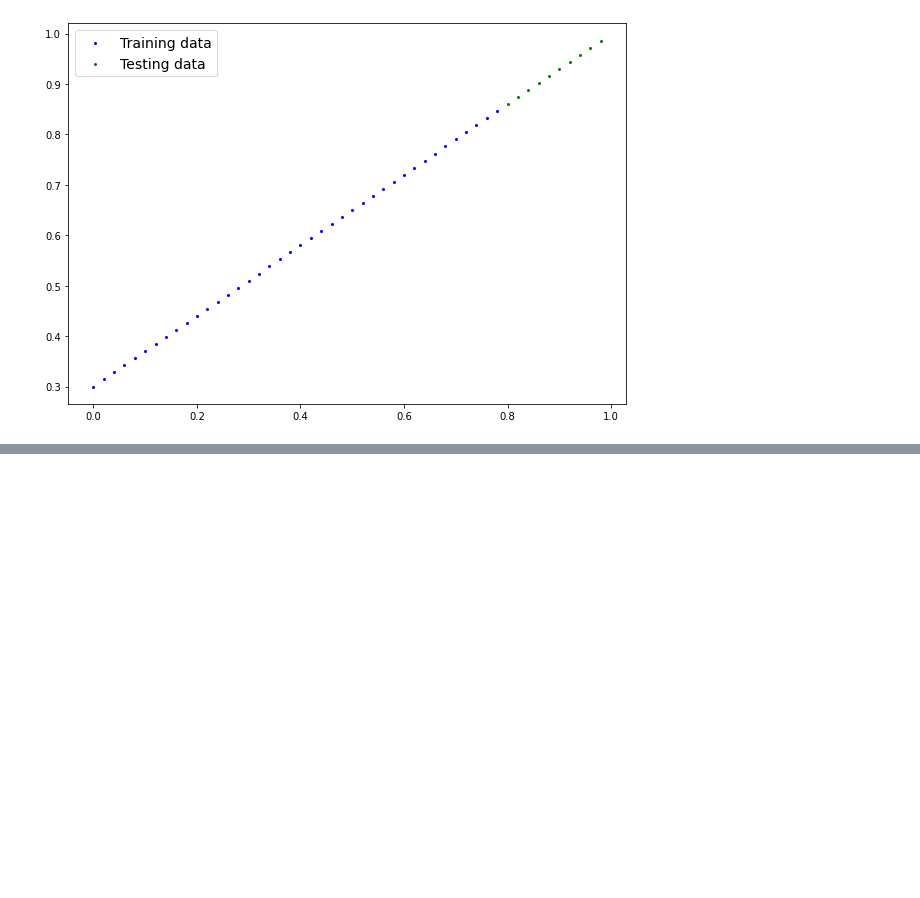
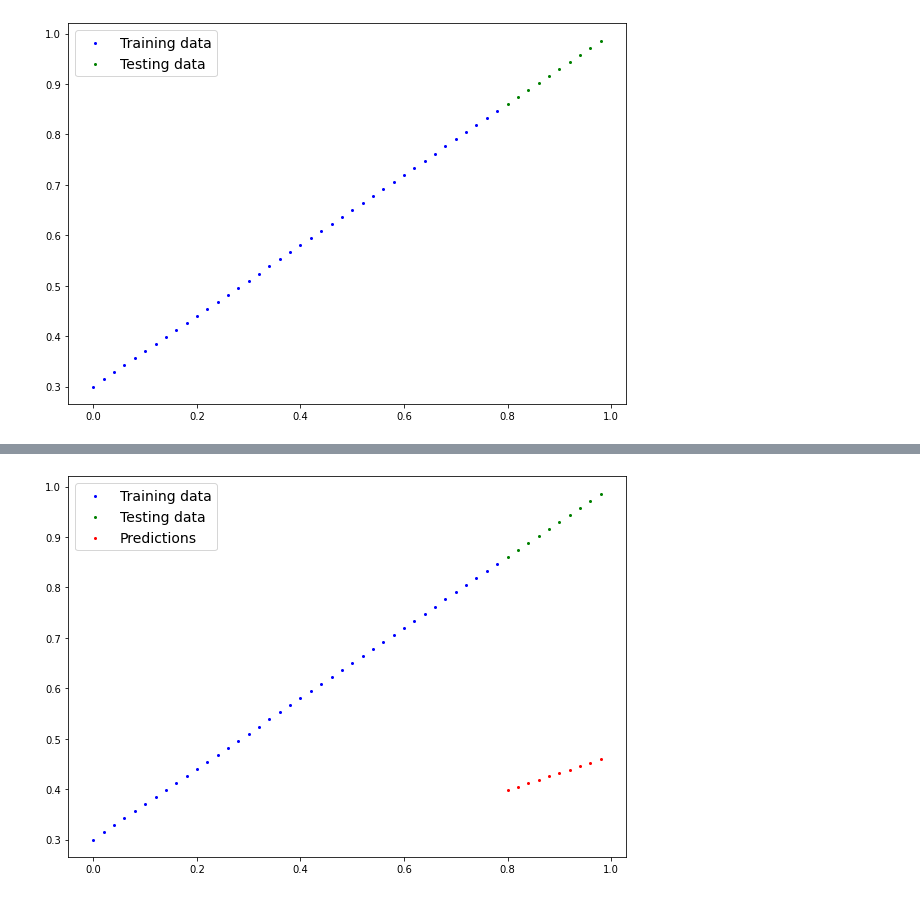
Before and after one commit to greeshmaunni1990/PyTorch-For-ML-DL, a Jupyter notebook: 01_pytorch_workflow_video.ipynb, the cells around one changed output, grey strips where cells are left out. Cells and saved outputs as stored; diff of their text form; code cells hidden in the pictures; blank space fills up the shorter version.

```diff
--- a/01_pytorch_workflow_video.ipynb
+++ b/01_pytorch_workflow_video.ipynb
@@ -106,0 +118,17 @@ plot_predictions()
+# %%
+# Create Linear Regression class
+# nn.Module contains all the building blocks for neural networks
+# requires_grad =True will track the gradient of the parameters for Gradient
+# Descent
+class LinearRegressionModel(nn.Module):
+  # Initialize model parameters
+  def __init__(self):
+    super().__init__()
+    self.weights = nn.Parameter(torch.randn(1, requires_grad=True,
+                                            dtype=torch.float))
+    self.bias = nn.Parameter(torch.randn(1, requires_grad=True,
+                                         dtype=torch.float))
+
+  # perform computation in the model
+  def forward(self, x:torch.Tensor) -> torch.Tensor:
+    return self.weights * x + self.bias
@@ -106,0 +143,9 @@ plot_predictions()
+# %%
+# create random seed
+torch.manual_seed(42)
+
+# create an intsance of model
+model_0 = LinearRegressionModel()
+
+# parameters
+list(model_0.parameters())
@@ -106,0 +167,5 @@ plot_predictions()
+# %%
+# make predictions with model
+with torch.inference_mode():
+  y_pred = model_0(X_test)
+y_pred
@@ -106,0 +196,4 @@ plot_predictions()
+# %%
+plot_predictions(predictions=y_pred)
+# %% [output]
+[figure, added]
```
Also changed, not shown: parts of 7 cells of this notebook.
